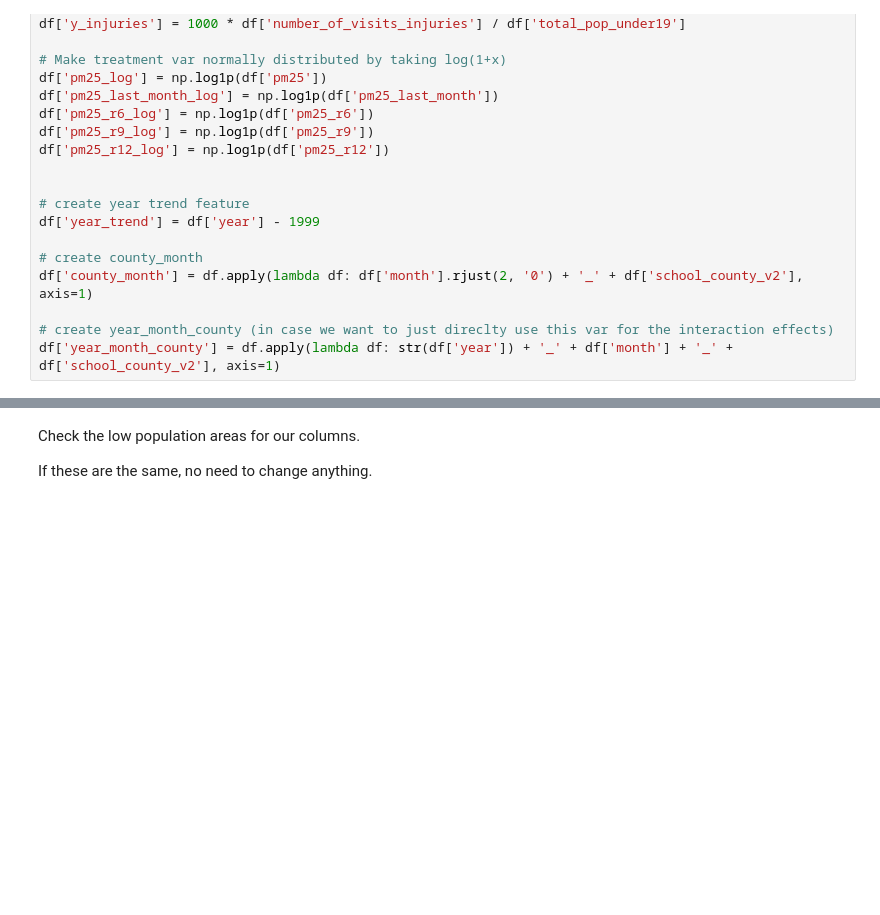
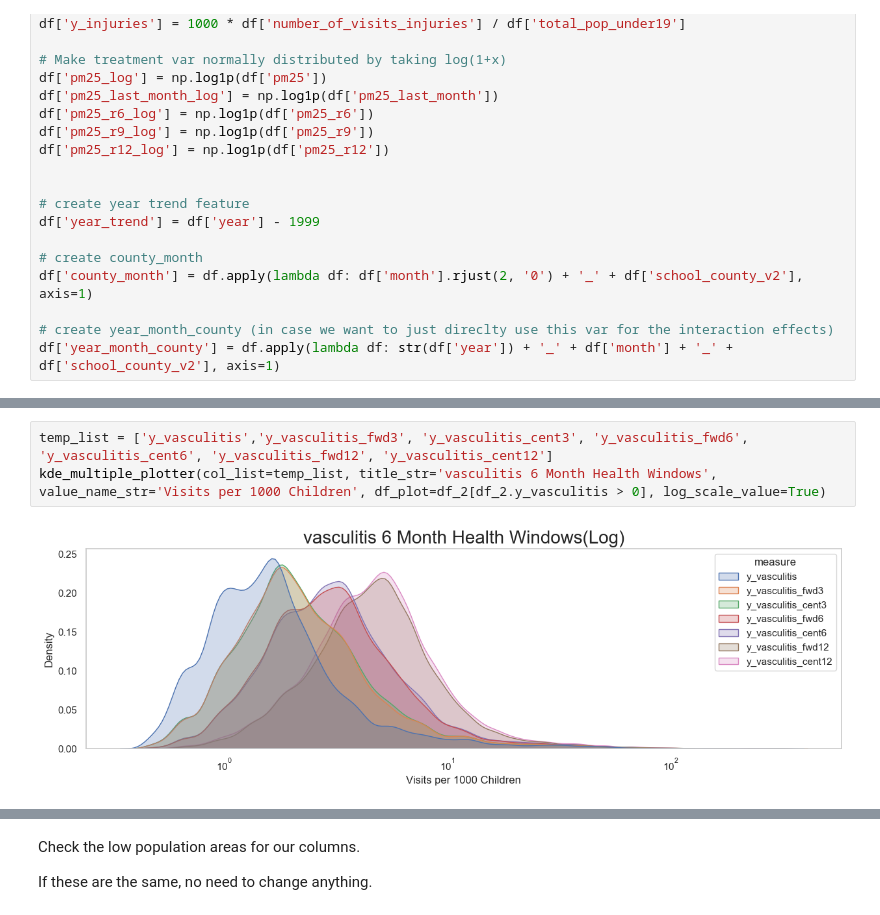
Before and after one commit to mattslyons/JLPS_capstone_project, a Jupyter notebook: modeling/anand_backup/2sls_ap_10-29.ipynb, the cells around one changed output, grey strips where cells are left out. Saved outputs shown, nothing was run; the diff lists cells and outputs as text; blank space fills up the shorter version.

```diff
--- a/modeling/anand_backup/2sls_ap_10-29.ipynb
+++ b/modeling/anand_backup/2sls_ap_10-29.ipynb
@@ -499,0 +914,5 @@ df['year_month_county'] = df.apply(lambda df: str(df['year']) + '_' + df['month'
+# %%
+temp_list = ['y_vasculitis','y_vasculitis_fwd3', 'y_vasculitis_cent3', 'y_vasculitis_fwd6', 'y_vasculitis_cent6', 'y_vasculitis_fwd12', 'y_vasculitis_cent12']
+kde_multiple_plotter(col_list=temp_list, title_str='vasculitis 6 Month Health Windows', value_name_str='Visits per 1000 Children', df_plot=df_2[df_2.y_vasculitis > 0], log_scale_value=True)
+# %% [output]
+[figure, added]
```
Also changed, not shown: parts of 31 cells of this notebook.
